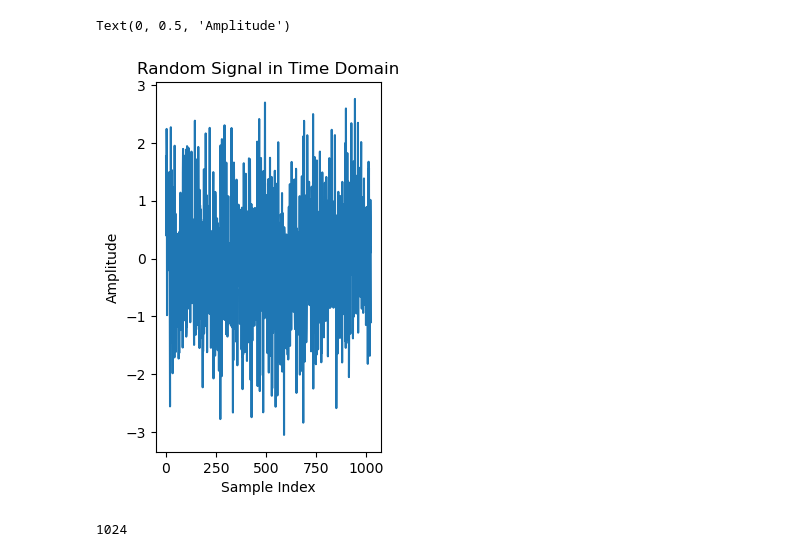
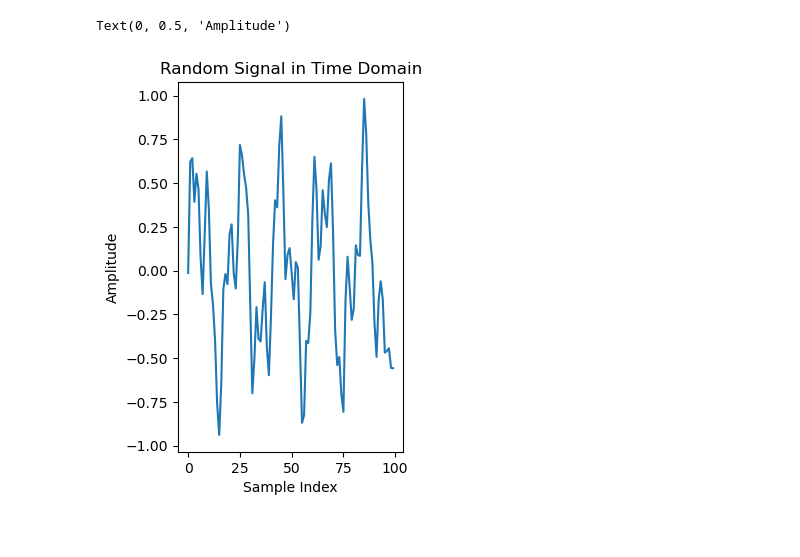
Before and after one commit to FrediWa/masters-thesis, a Jupyter notebook: code/dft.ipynb, the cells around one changed output. Drawn from its saved outputs; the diff is of its cells as text; code cells hidden in the pictures.

```diff
--- a/code/dft.ipynb
+++ b/code/dft.ipynb
@@ -10,3 +10,24 @@ random_signal = np.random.randn(1024)
 N = len(random_signal)
 
 assert len(random_signal) == N
+# %%
+signal = [-0.01298834,  0.62287525,  0.64266088,  0.39309558,  0.55407458,
+        0.46687195,  0.07696683, -0.13428404,  0.2125712 ,  0.56682695,
+        0.35255289, -0.07344963, -0.19440193, -0.39828423, -0.76045664,
+       -0.93904834, -0.64378784, -0.10538606, -0.0191478 , -0.0770602 ,
+        0.20759604,  0.26489319, -0.01446728, -0.10203322,  0.18541585,
+        0.71846037,  0.65895866,  0.55279442,  0.47323697,  0.320843  ,
+       -0.19692215, -0.70079488, -0.50351568, -0.2084213 , -0.39026458,
+       -0.40464819, -0.21803275, -0.06597763, -0.43361738, -0.59737773,
+       -0.26324774,  0.14985702,  0.40232333,  0.36181805,  0.71280815,
+        0.88267642,  0.44570612, -0.04845183,  0.09024869,  0.12878691,
+       -0.01379347, -0.16357949,  0.04875364,  0.01579485, -0.42485222,
+       -0.86966164, -0.82641629, -0.40154267, -0.41441184, -0.24656304,
+        0.29293001,  0.65095673,  0.46211624,  0.06227949,  0.14192956,
+        0.45974134,  0.32732394,  0.2491743 ,  0.51755635,  0.6134795 ,
+        0.21664776, -0.3395053 , -0.53987479, -0.49349075, -0.70477015,
+       -0.80705511, -0.17017299,  0.07967089, -0.09223614, -0.28124558,
+       -0.21687388,  0.14495917,  0.09015705,  0.08465125,  0.58524868,
+        0.9818192 ,  0.78087388,  0.38900172,  0.1761942 ,  0.04442821,
+       -0.29729617, -0.49258935, -0.17076793, -0.06084692, -0.16322715,
+       -0.46860467, -0.45899852, -0.44382644, -0.55613981, -0.55769558]
@@ -19,15 +92,11 @@ for k in range(N):
 # %%
 
 # Plot the random signal
 plt.subplot(1, 2, 1)
-plt.plot(random_signal)
+plt.plot(signal)
 plt.title('Random Signal in Time Domain')
 plt.xlabel('Sample Index')
 plt.ylabel('Amplitude')
 # %% [output]
 Text(0, 0.5, 'Amplitude')
-[figure, old version]
+[figure, new version]
-# %%
-len(X)
-# %% [output]
-1024
```
Also changed, not shown: parts of 6 cells of this notebook, 8 other files.
